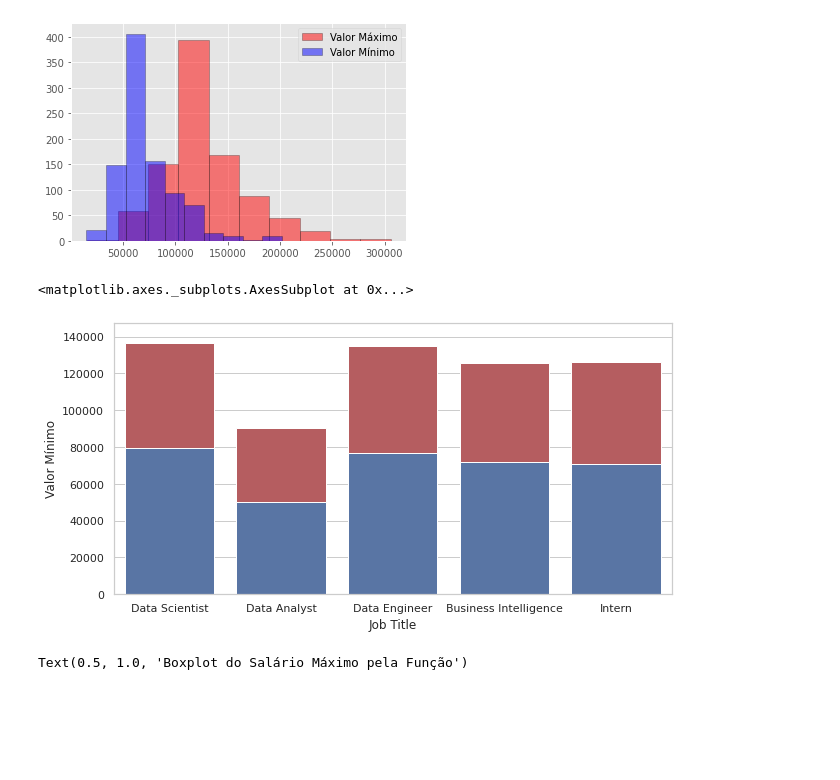
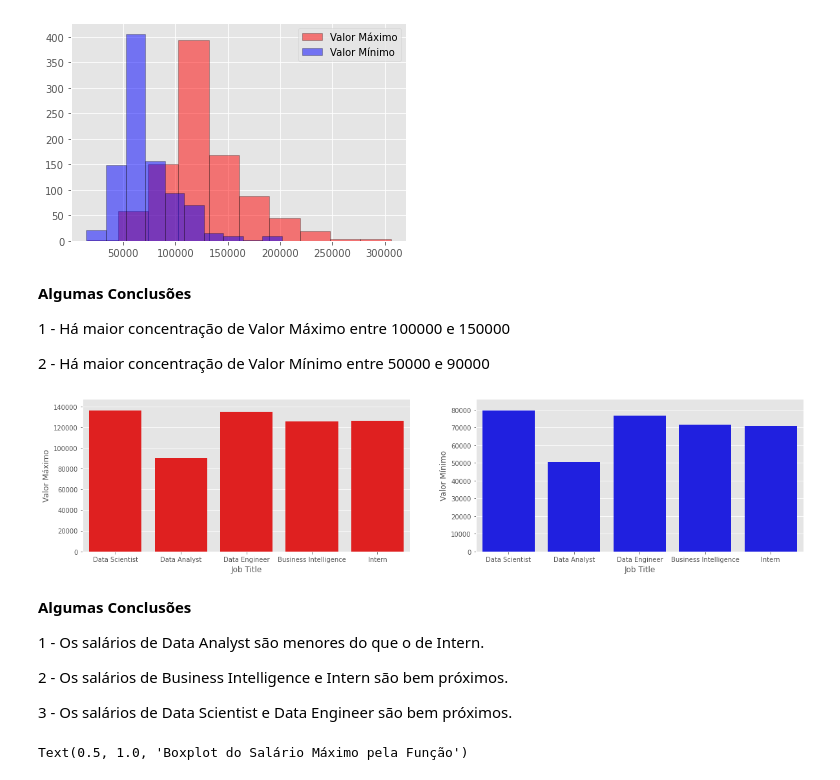
Before and after one commit to JoaoDaross/ProjetoFinalAwari, a Jupyter notebook: ProjetoFinalAwari.ipynb, the cells around one changed output. Cells and saved outputs as stored; diff of their text form; code cells hidden in the pictures; blank space fills up the shorter version.

```diff
--- a/ProjetoFinalAwari.ipynb
+++ b/ProjetoFinalAwari.ipynb
@@ -403,10 +433,28 @@ plt.legend(loc='best')
 plt.show()
 # %% [output]
 [figure]
+# %% [markdown]
+**Algumas Conclusões**
+
+1 - Há maior concentração de Valor Máximo entre 100000 e 150000
+
+2 - Há maior concentração de Valor Mínimo entre 50000 e 90000
 # %%
-plt.figure(figsize=(10, 5))
-sns.barplot(x="Job Title", y="Valor Máximo", data=df, color= cor_valor_maximo, errwidth=False)
-sns.barplot(x="Job Title", y="Valor Mínimo", data=df, color= cor_valor_minimo, errwidth=False)
+plt.figure(figsize=(20, 20))
+g1 = plt.subplot(4, 2, 1)
+g1 = sns.barplot(x="Job Title", y="Valor Máximo", data=df, color= cor_valor_maximo, errwidth=False)
+
+##############
+
+g2 = plt.subplot(4, 2, 2)
+g2 = sns.barplot(x="Job Title", y="Valor Mínimo", data=df, color= cor_valor_minimo, errwidth=False)
 # %% [output]
-<matplotlib.axes._subplots.AxesSubplot at 0x...>
-[figure, old version]
+[figure, new version]
+# %% [markdown]
+**Algumas Conclusões**
+
+1 - Os salários de Data Analyst são menores do que o de Intern.
+
+2 - Os salários de Business Intelligence e Intern são bem próximos.
+
+3 - Os salários de Data Scientist e Data Engineer são bem próximos.
```
Also changed, not shown: parts of 21 cells of this notebook.
